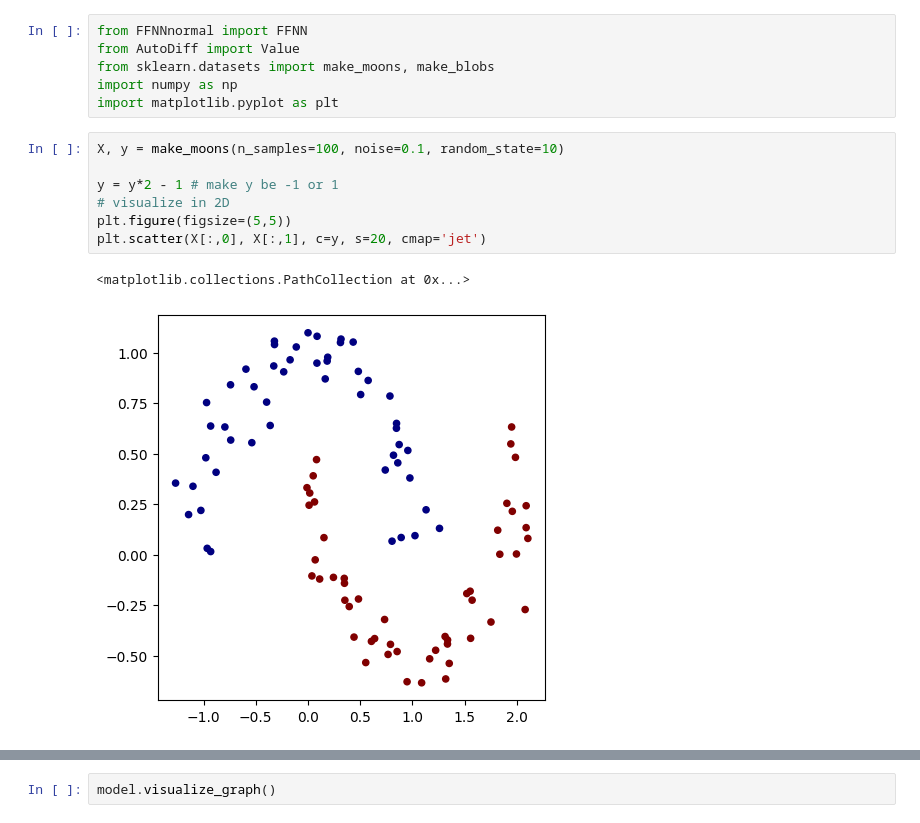
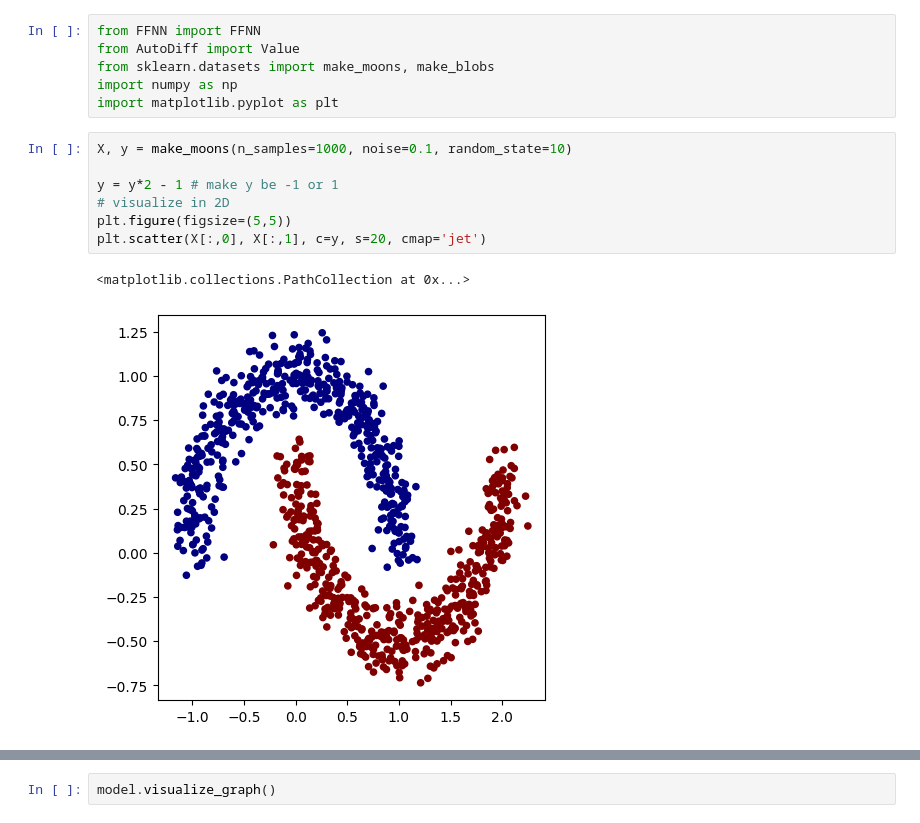
Before and after one commit to FedrianzD/Tugas-Machine-Learning-1, a Jupyter notebook: src/tes.ipynb, the cells around one changed output, grey strips where cells are left out. Saved outputs shown, nothing was run; the diff lists cells and outputs as text.

```diff
--- a/src/tes.ipynb
+++ b/src/tes.ipynb
@@ -1,17 +1,17 @@
 # %%
-from FFNNnormal import FFNN
+from FFNN import FFNN
 from AutoDiff import Value
 from sklearn.datasets import make_moons, make_blobs
 import numpy as np
 import matplotlib.pyplot as plt
 # %%
-X, y = make_moons(n_samples=100, noise=0.1, random_state=10)
+X, y = make_moons(n_samples=1000, noise=0.1, random_state=10)
 
 y = y*2 - 1 # make y be -1 or 1
 # visualize in 2D
 plt.figure(figsize=(5,5))
 plt.scatter(X[:,0], X[:,1], c=y, s=20, cmap='jet')
 # %% [output]
 <matplotlib.collections.PathCollection at 0x...>
-[figure, old version]
+[figure, new version]
 # %%
```
Also changed, not shown: parts of 5 cells of this notebook, 2 other files.
